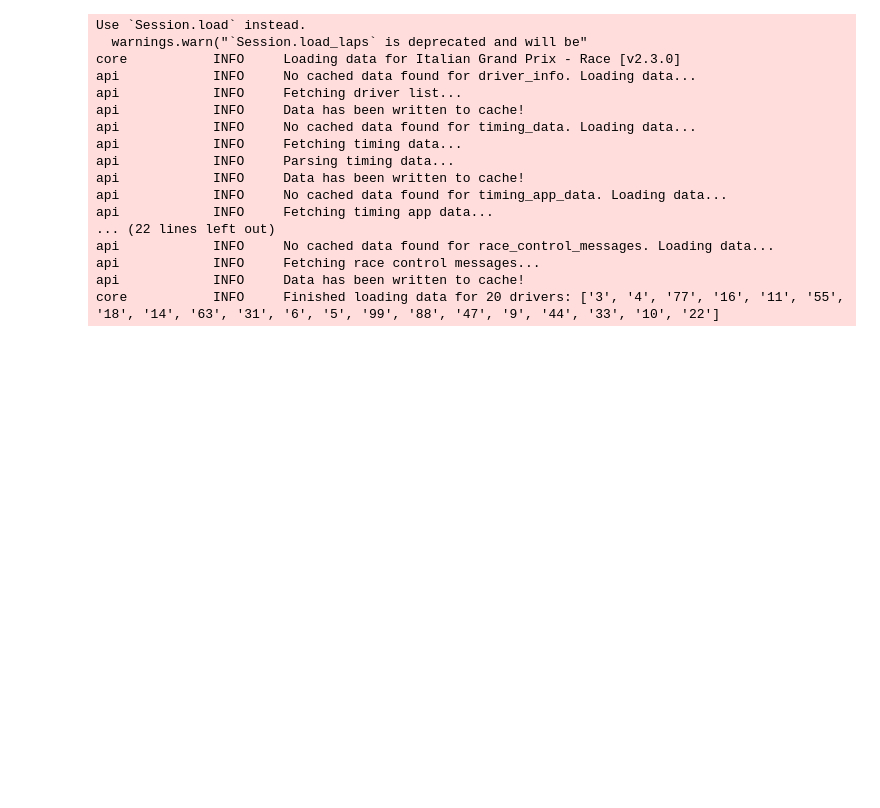
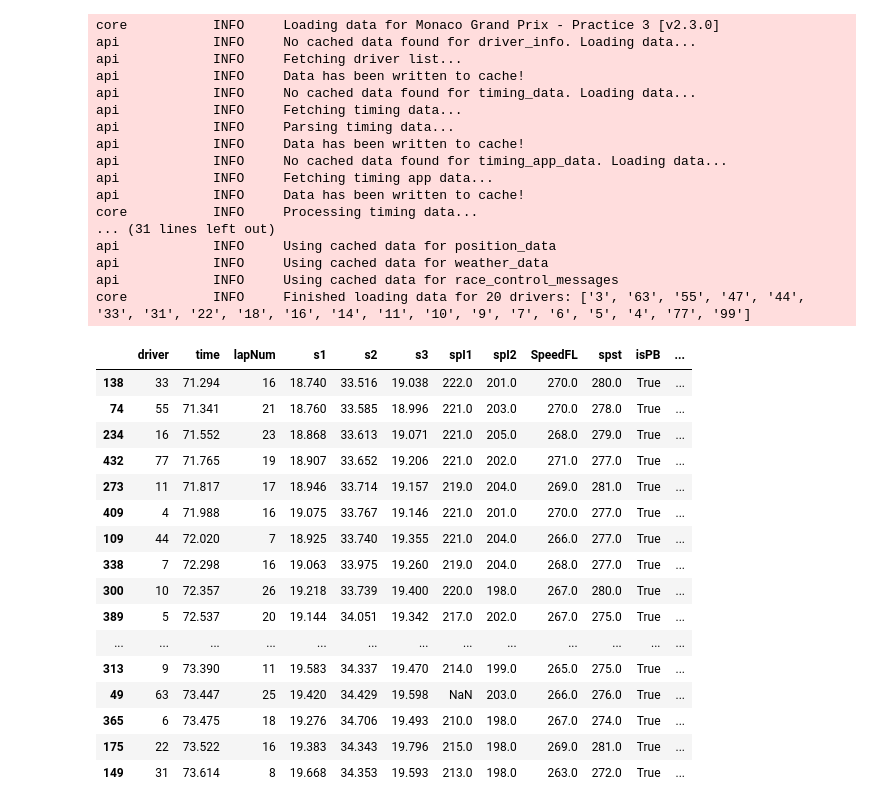
Before and after one commit to ollyjc99/F1-Fantasy-Predictor, a Jupyter notebook: data collection/get_fastf1.ipynb, the cells around one changed output. Cells and saved outputs as stored; diff of their text form; code cells hidden in the pictures; blank space fills up the shorter version.

```diff
--- a/data collection/get_fastf1.ipynb
+++ b/data collection/get_fastf1.ipynb
@@ -26,14 +24,13 @@ ff1.Cache.enable_cache(path+'data/cache')
 # %%
 year = 2021
-circuit = 'Monza'
+circuit = 5
 
 # Load the session data
-race = ff1.get_session(year, circuit, 'R')
-laps = race.load_laps(with_telemetry=True)
+session = ff1.get_session(year, circuit, 'FP3')
+session.load()
+laps = session.load_laps(with_telemetry=True)
 # %% [output]
-Use `Session.load` instead.
-  warnings.warn("`Session.load_laps` is deprecated and will be"
-core           INFO     Loading data for Italian Grand Prix - Race [v2.3.0]
+core           INFO     Loading data for Monaco Grand Prix - Practice 3 [v2.3.0]
 api            INFO     No cached data found for driver_info. Loading data...
 api            INFO     Fetching driver list...
 api            INFO     Data has been written to cache!
@@ -43,8 +40,49 @@ api            INFO     Parsing timing data...
 api            INFO     Data has been written to cache!
 api            INFO     No cached data found for timing_app_data. Loading data...
 api            INFO     Fetching timing app data...
-... (22 lines left out)
-api            INFO     No cached data found for race_control_messages. Loading data...
-api            INFO     Fetching race control messages...
 api            INFO     Data has been written to cache!
-core           INFO     Finished loading data for 20 drivers: ['3', '4', '77', '16', '11', '55', '18', '14', '63', '31', '6', '5', '99', '88', '47', '9', '44', '33', '10', '22']
+core           INFO     Processing timing data...
+... (31 lines left out)
+api            INFO     Using cached data for position_data
+api            INFO     Using cached data for weather_data
+api            INFO     Using cached data for race_control_messages
+core           INFO     Finished loading data for 20 drivers: ['3', '63', '55', '47', '44', '33', '31', '22', '18', '16', '14', '11', '10', '9', '7', '6', '5', '4', '77', '99']
+# %%
+# laps = session.laps
+laps = laps[[
+    'DriverNumber', 'LapTime', 'LapNumber',
+    'Sector1Time', 'Sector2Time', 'Sector3Time',
+    'SpeedI1', 'SpeedI2', 'SpeedFL', 'SpeedST', 'IsPersonalBest',
+    'Compound', 'TyreLife', 'FreshTyre', 'Stint',
+    'TrackStatus', 'IsAccurate'
+    ]]
+
+laps = laps.rename(columns={'DriverNumber': 'driver','LapTime': 'time','LapNumber': 'lapNum','Sector1Time': 's1','Sector2Time': 's2','Sector3Time': 's3','SpeedI1': 'spI1','SpeedI2': 'spI2','SpeedST': 'spst', 'IsPersonalBest': 'isPB','Compound': 'compound','TyreLife': 'tyrelife','FreshTyre': 'isFresh','TrackStatus': 'trackStatus','IsAccurate': 'isAccurate',})
+
+laps = laps[laps['time'].notnull()]
+# %%
+laps['time'] = laps['time'].apply(lambda x: x.total_seconds())
+laps['s1'] = laps['s1'].apply(lambda x: x.total_seconds())
+laps['s2'] = laps['s2'].apply(lambda x: x.total_seconds())
+laps['s3'] = laps['s3'].apply(lambda x: x.total_seconds())
+# %%
+fastest_laps = laps.query('isPB == True').sort_values('time')
+fastest_laps
+# %% [output]
+|  | driver | time | lapNum | s1 | s2 | s3 | spI1 | spI2 | SpeedFL | spst | isPB | ... |
+| 138 | 33 | 71.294 | 16 | 18.740 | 33.516 | 19.038 | 222.0 | 201.0 | 270.0 | 280.0 | True | ... |
+| 74 | 55 | 71.341 | 21 | 18.760 | 33.585 | 18.996 | 221.0 | 203.0 | 270.0 | 278.0 | True | ... |
+| 234 | 16 | 71.552 | 23 | 18.868 | 33.613 | 19.071 | 221.0 | 205.0 | 268.0 | 279.0 | True | ... |
+| 432 | 77 | 71.765 | 19 | 18.907 | 33.652 | 19.206 | 221.0 | 202.0 | 271.0 | 277.0 | True | ... |
+| 273 | 11 | 71.817 | 17 | 18.946 | 33.714 | 19.157 | 219.0 | 204.0 | 269.0 | 281.0 | True | ... |
+| 409 | 4 | 71.988 | 16 | 19.075 | 33.767 | 19.146 | 221.0 | 201.0 | 270.0 | 277.0 | True | ... |
+| 109 | 44 | 72.020 | 7 | 18.925 | 33.740 | 19.355 | 221.0 | 204.0 | 266.0 | 277.0 | True | ... |
+| 338 | 7 | 72.298 | 16 | 19.063 | 33.975 | 19.260 | 219.0 | 204.0 | 268.0 | 277.0 | True | ... |
+| 300 | 10 | 72.357 | 26 | 19.218 | 33.739 | 19.400 | 220.0 | 198.0 | 267.0 | 280.0 | True | ... |
+| 389 | 5 | 72.537 | 20 | 19.144 | 34.051 | 19.342 | 217.0 | 202.0 | 267.0 | 275.0 | True | ... |
+| ... | ... | ... | ... | ... | ... | ... | ... | ... | ... | ... | ... | ... |
+| 313 | 9 | 73.390 | 11 | 19.583 | 34.337 | 19.470 | 214.0 | 199.0 | 265.0 | 275.0 | True | ... |
+| 49 | 63 | 73.447 | 25 | 19.420 | 34.429 | 19.598 | NaN | 203.0 | 266.0 | 276.0 | True | ... |
+| 365 | 6 | 73.475 | 18 | 19.276 | 34.706 | 19.493 | 210.0 | 198.0 | 267.0 | 274.0 | True | ... |
+| 175 | 22 | 73.522 | 16 | 19.383 | 34.343 | 19.796 | 215.0 | 198.0 | 269.0 | 281.0 | True | ... |
+| 149 | 31 | 73.614 | 8 | 19.668 | 34.353 | 19.593 | 213.0 | 198.0 | 263.0 | 272.0 | True | ... |
```
Also changed, not shown: parts of 3 cells of this notebook.
